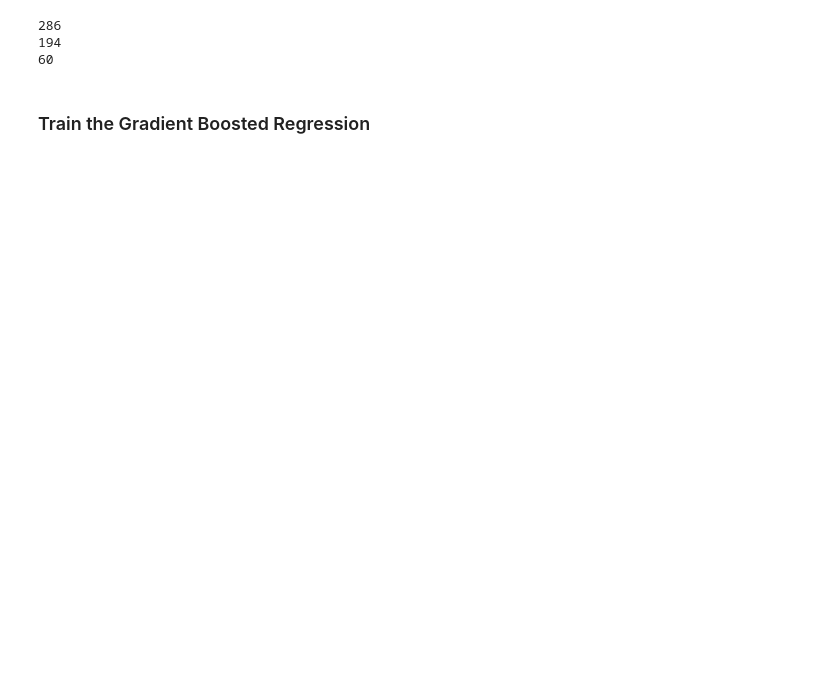
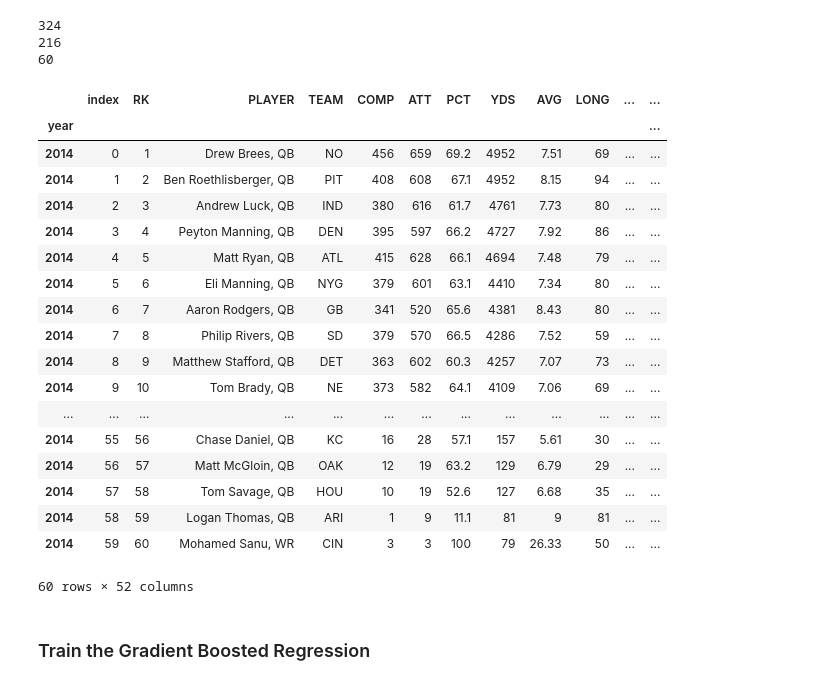
Before and after one commit to seme0021/fantasynfl, a Jupyter notebook: py/nfl-passing.ipynb, the cells around one changed output. Cells and saved outputs as stored; diff of their text form; code cells hidden in the pictures; blank space fills up the shorter version.

```diff
--- a/py/nfl-passing.ipynb
+++ b/py/nfl-passing.ipynb
@@ -32,20 +37,40 @@ df[passing.dep_var + passing.feature_vector].describe()
 | max | 60.000000 | 1.000000 | 7.745967 | 1077.000000 | 32.817678 | 60.000000 | 1.000000 | ... |
 8 rows × 24 columns
 # %%
-stat = FantasyStats(df)
+stat = FantasyStats(df, score_year)
 stat.build_train_valid_score(60)
 df_train = stat.get_df_train()
 print len(df_train)
 
 df_valid = stat.get_df_valid()
 print len(df_valid)
 
 df_score = stat.get_df_score()
 print len(df_score)
+df_score
 # %% [output]
-286
-194
+324
+216
 60
+|  | index | RK | PLAYER | TEAM | COMP | ATT | PCT | YDS | AVG | LONG | ... | ... |
+| year |  |  |  |  |  |  |  |  |  |  |  | ... |
+| 2014 | 0 | 1 | Drew Brees, QB | NO | 456 | 659 | 69.2 | 4952 | 7.51 | 69 | ... | ... |
+| 2014 | 1 | 2 | Ben Roethlisberger, QB | PIT | 408 | 608 | 67.1 | 4952 | 8.15 | 94 | ... | ... |
+| 2014 | 2 | 3 | Andrew Luck, QB | IND | 380 | 616 | 61.7 | 4761 | 7.73 | 80 | ... | ... |
+| 2014 | 3 | 4 | Peyton Manning, QB | DEN | 395 | 597 | 66.2 | 4727 | 7.92 | 86 | ... | ... |
+| 2014 | 4 | 5 | Matt Ryan, QB | ATL | 415 | 628 | 66.1 | 4694 | 7.48 | 79 | ... | ... |
+| 2014 | 5 | 6 | Eli Manning, QB | NYG | 379 | 601 | 63.1 | 4410 | 7.34 | 80 | ... | ... |
+| 2014 | 6 | 7 | Aaron Rodgers, QB | GB | 341 | 520 | 65.6 | 4381 | 8.43 | 80 | ... | ... |
+| 2014 | 7 | 8 | Philip Rivers, QB | SD | 379 | 570 | 66.5 | 4286 | 7.52 | 59 | ... | ... |
+| 2014 | 8 | 9 | Matthew Stafford, QB | DET | 363 | 602 | 60.3 | 4257 | 7.07 | 73 | ... | ... |
+| 2014 | 9 | 10 | Tom Brady, QB | NE | 373 | 582 | 64.1 | 4109 | 7.06 | 69 | ... | ... |
+| ... | ... | ... | ... | ... | ... | ... | ... | ... | ... | ... | ... | ... |
+| 2014 | 55 | 56 | Chase Daniel, QB | KC | 16 | 28 | 57.1 | 157 | 5.61 | 30 | ... | ... |
+| 2014 | 56 | 57 | Matt McGloin, QB | OAK | 12 | 19 | 63.2 | 129 | 6.79 | 29 | ... | ... |
+| 2014 | 57 | 58 | Tom Savage, QB | HOU | 10 | 19 | 52.6 | 127 | 6.68 | 35 | ... | ... |
+| 2014 | 58 | 59 | Logan Thomas, QB | ARI | 1 | 9 | 11.1 | 81 | 9 | 81 | ... | ... |
+| 2014 | 59 | 60 | Mohamed Sanu, WR | CIN | 3 | 3 | 100 | 79 | 26.33 | 50 | ... | ... |
+60 rows × 52 columns
 # %% [markdown]
 ### Train the Gradient Boosted Regression
 # %%
```
Also changed, not shown: parts of 9 cells of this notebook, 3 other files.
